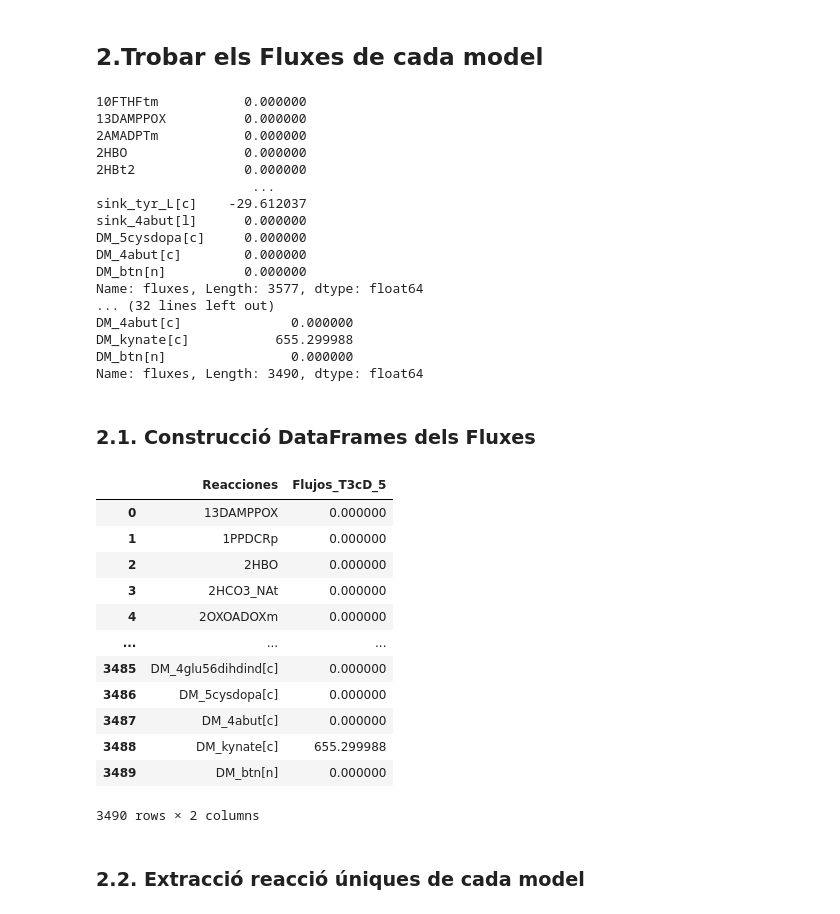
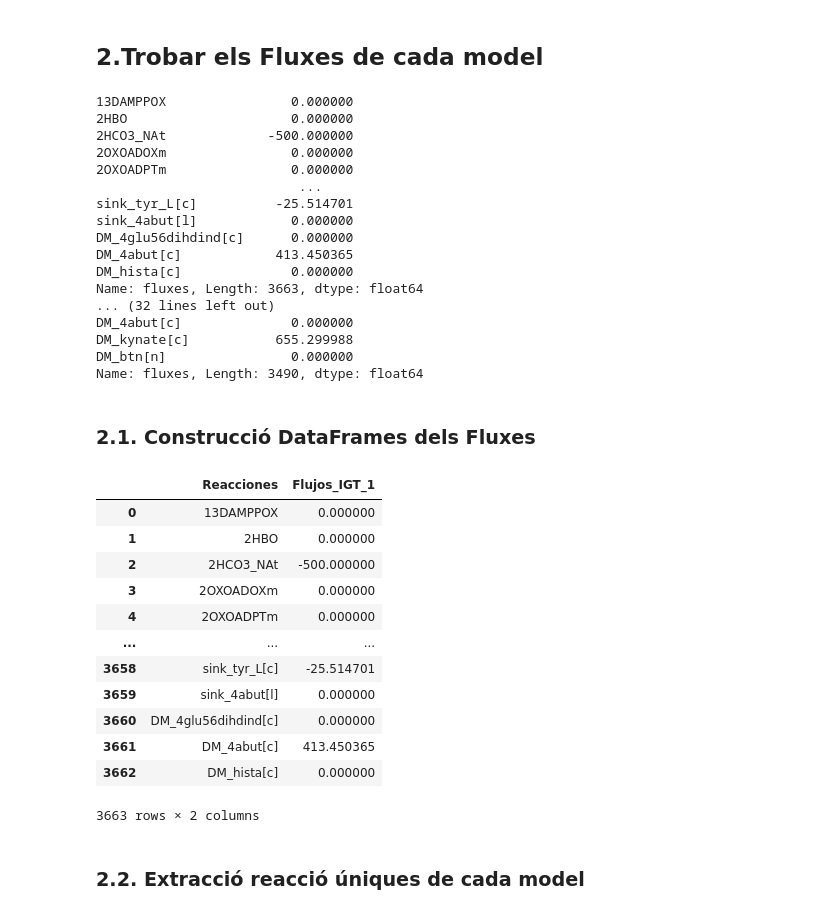
Before and after one commit to NoeGrageraJimenez/TFG, a Jupyter notebook: Islets study/Islets 20 samples manual code.ipynb, the cells around one changed output. Saved outputs shown, nothing was run; the diff lists cells and outputs as text; code cells hidden in the pictures.

```diff
--- a/Islets study/Islets 20 samples manual code.ipynb
+++ b/Islets study/Islets 20 samples manual code.ipynb
@@ -331,23 +331,23 @@ flujosT3cD_3= solution_T3cD_3.fluxes
 flujosT3cD_4= solution_T3cD_4.fluxes
 flujosT3cD_5= solution_T3cD_5.fluxes
 
-print(flujosIGT_5)
+print(flujosIGT_1)
 print(flujosND_5)
 print(flujosT2D_5)
 print(flujosT3cD_5)
 # %% [output]
-10FTHFtm           0.000000
-13DAMPPOX          0.000000
-2AMADPTm           0.000000
-2HBO               0.000000
-2HBt2              0.000000
-                    ...
-sink_tyr_L[c]    -29.612037
-sink_4abut[l]      0.000000
-DM_5cysdopa[c]     0.000000
-DM_4abut[c]        0.000000
-DM_btn[n]          0.000000
-Name: fluxes, Length: 3577, dtype: float64
+13DAMPPOX                0.000000
+2HBO                     0.000000
+2HCO3_NAt             -500.000000
+2OXOADOXm                0.000000
+2OXOADPTm                0.000000
+                          ...
+sink_tyr_L[c]          -25.514701
+sink_4abut[l]            0.000000
+DM_4glu56dihdind[c]      0.000000
+DM_4abut[c]            413.450365
+DM_hista[c]              0.000000
+Name: fluxes, Length: 3663, dtype: float64
 ... (32 lines left out)
 DM_4abut[c]              0.000000
 DM_kynate[c]           655.299988
@@ -358,42 +358,42 @@ Name: fluxes, Length: 3490, dtype: float64
 # %%
 df_IGT1=pd.DataFrame({'Reacciones':flujosIGT_1.index,'Flujos_IGT_1':flujosIGT_1.values})
 df_IGT2=pd.DataFrame({'Reacciones':flujosIGT_2.index,'Flujos_IGT_2':flujosIGT_2.values})
 df_IGT3=pd.DataFrame({'Reacciones':flujosIGT_3.index,'Flujos_IGT_3':flujosIGT_3.values})
 df_IGT4=pd.DataFrame({'Reacciones':flujosIGT_4.index,'Flujos_IGT_4':flujosIGT_4.values})
 df_IGT5=pd.DataFrame({'Reacciones':flujosIGT_5.index,'Flujos_IGT_5':flujosIGT_5.values})
 
 df_ND1=pd.DataFrame({'Reacciones':flujosND_1.index,'Flujos_ND_1':flujosND_1.values})
 df_ND2=pd.DataFrame({'Reacciones':flujosND_2.index,'Flujos_ND_2':flujosND_2.values})
 df_ND3=pd.DataFrame({'Reacciones':flujosND_3.index,'Flujos_ND_3':flujosND_3.values})
 df_ND4=pd.DataFrame({'Reacciones':flujosND_4.index,'Flujos_ND_4':flujosND_4.values})
 df_ND5=pd.DataFrame({'Reacciones':flujosND_5.index,'Flujos_ND_5':flujosND_5.values})
 
 df_T2D1=pd.DataFrame({'Reacciones':flujosT2D_1.index,'Flujos_T2D_1':flujosT2D_1.values})
 df_T2D2=pd.DataFrame({'Reacciones':flujosT2D_2.index,'Flujos_T2D_2':flujosT2D_2.values})
 df_T2D3=pd.DataFrame({'Reacciones':flujosT2D_3.index,'Flujos_T2D_3':flujosT2D_3.values})
 df_T2D4=pd.DataFrame({'Reacciones':flujosT2D_4.index,'Flujos_T2D_4':flujosT2D_4.values})
 df_T2D5=pd.DataFrame({'Reacciones':flujosT2D_5.index,'Flujos_T2D_5':flujosT2D_5.values})
 
 df_T3cD1=pd.DataFrame({'Reacciones':flujosT3cD_1.index,'Flujos_T3cD_1':flujosT3cD_1.values})
 df_T3cD2=pd.DataFrame({'Reacciones':flujosT3cD_2.index,'Flujos_T3cD_2':flujosT3cD_2.values})
 df_T3cD3=pd.DataFrame({'Reacciones':flujosT3cD_3.index,'Flujos_T3cD_3':flujosT3cD_3.values})
 df_T3cD4=pd.DataFrame({'Reacciones':flujosT3cD_4.index,'Flujos_T3cD_4':flujosT3cD_4.values})
 df_T3cD5=pd.DataFrame({'Reacciones':flujosT3cD_5.index,'Flujos_T3cD_5':flujosT3cD_5.values})
-df_T3cD5
+df_IGT1
 # %% [output]
-|  | Reacciones | Flujos_T3cD_5 |
+|  | Reacciones | Flujos_IGT_1 |
 | 0 | 13DAMPPOX | 0.000000 |
-| 1 | 1PPDCRp | 0.000000 |
-| 2 | 2HBO | 0.000000 |
-| 3 | 2HCO3_NAt | 0.000000 |
-| 4 | 2OXOADOXm | 0.000000 |
+| 1 | 2HBO | 0.000000 |
+| 2 | 2HCO3_NAt | -500.000000 |
+| 3 | 2OXOADOXm | 0.000000 |
+| 4 | 2OXOADPTm | 0.000000 |
 | ... | ... | ... |
-| 3485 | DM_4glu56dihdind[c] | 0.000000 |
-| 3486 | DM_5cysdopa[c] | 0.000000 |
-| 3487 | DM_4abut[c] | 0.000000 |
-| 3488 | DM_kynate[c] | 655.299988 |
-| 3489 | DM_btn[n] | 0.000000 |
+| 3658 | sink_tyr_L[c] | -25.514701 |
+| 3659 | sink_4abut[l] | 0.000000 |
+| 3660 | DM_4glu56dihdind[c] | 0.000000 |
+| 3661 | DM_4abut[c] | 413.450365 |
+| 3662 | DM_hista[c] | 0.000000 |
-3490 rows × 2 columns
+3663 rows × 2 columns
 # %% [markdown]
 ### 2.2. Extracció reacció úniques de cada model
 # %%
```
Also changed, not shown: parts of 9 cells of this notebook, 4 other files.
